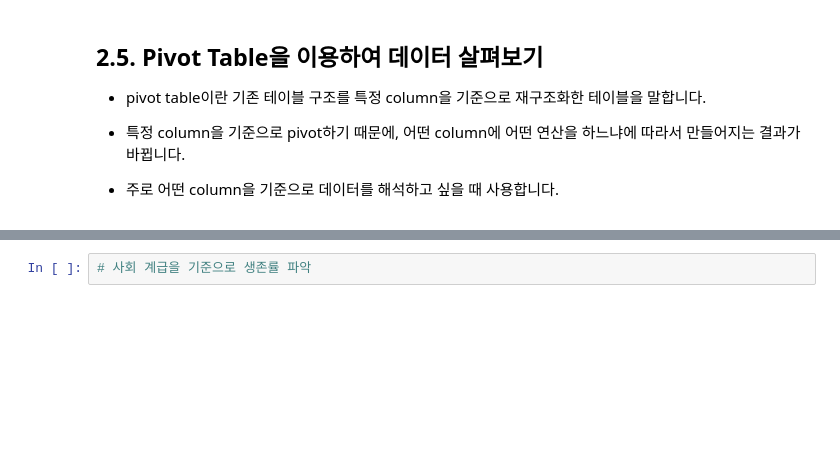
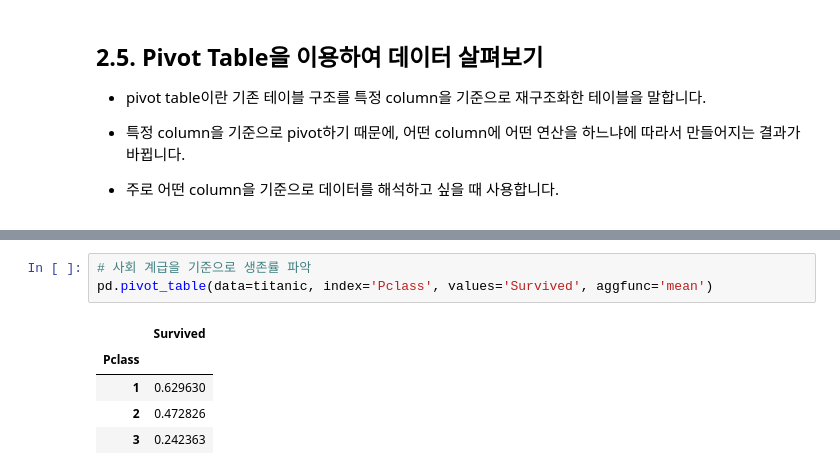
Before and after one commit to sy-grace/TIL, a Jupyter notebook: eda/240429-pandas-basics.ipynb, the cells around one changed output, grey strips where cells are left out. Drawn from its saved outputs; the diff is of its cells as text; blank space fills up the shorter version.

```diff
--- a/eda/240429-pandas-basics.ipynb
+++ b/eda/240429-pandas-basics.ipynb
@@ -443,2 +450,9 @@ titanic.loc[titanic.Name.str.contains('Miss.'), 'Age'].isna().sum()
 # %%
 # 사회 계급을 기준으로 생존률 파악
+pd.pivot_table(data=titanic, index='Pclass', values='Survived', aggfunc='mean')
+# %% [output]
+|  | Survived |
+| Pclass |  |
+| 1 | 0.629630 |
+| 2 | 0.472826 |
+| 3 | 0.242363 |
```
Also changed, not shown: parts of 1 cell of this notebook.
